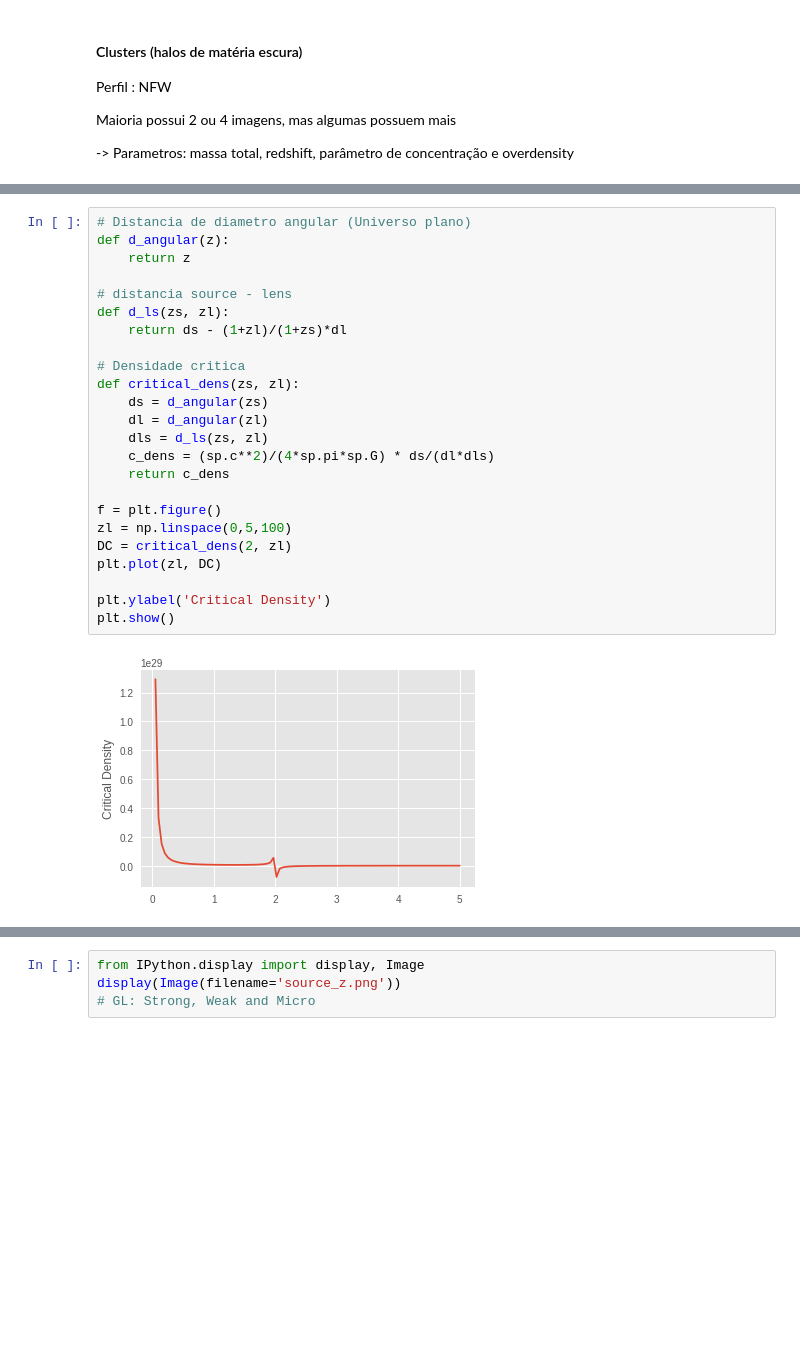
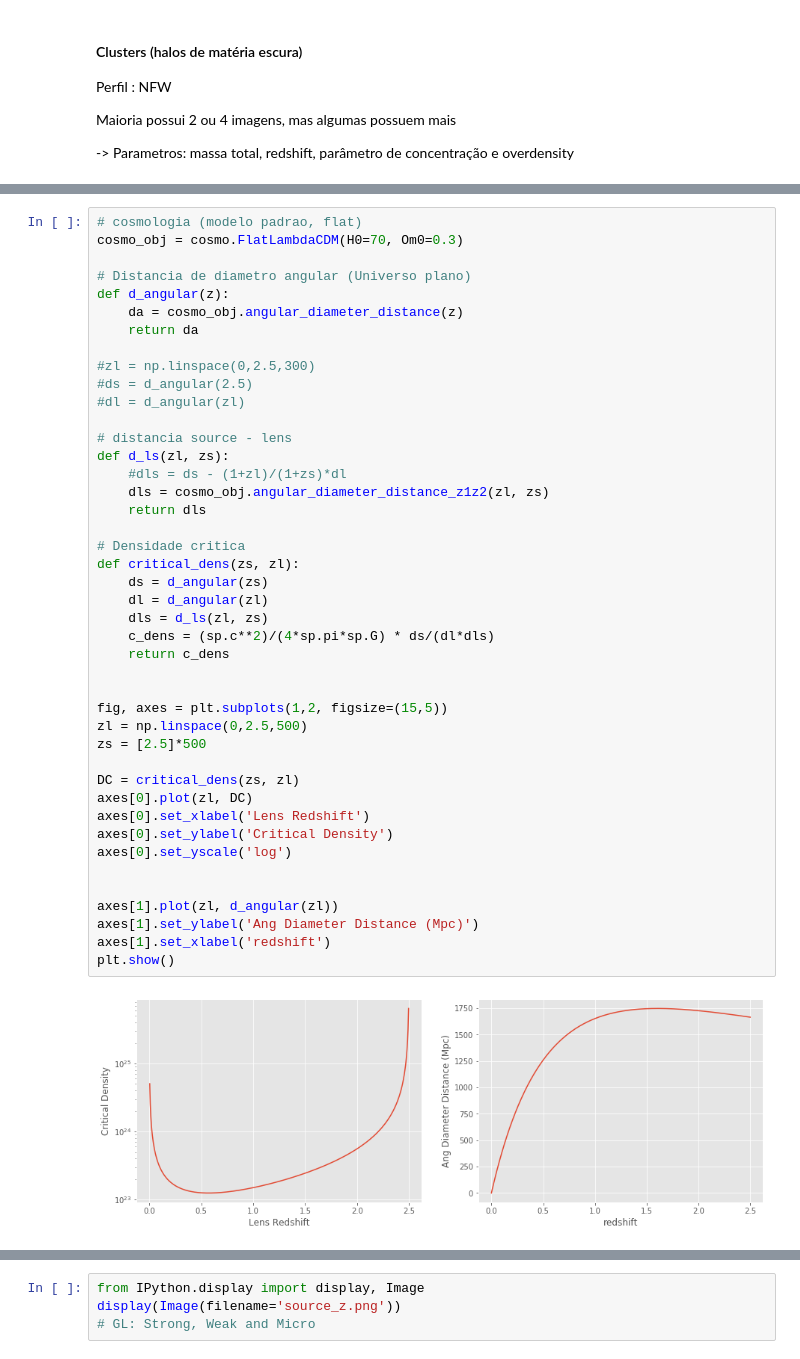
Before and after one commit to vivianemm/GLquasars, a Jupyter notebook: Untitled.ipynb, the cells around one changed output, grey strips where cells are left out. Drawn from its saved outputs; the diff is of its cells as text; blank space fills up the shorter version.

```diff
--- a/Untitled.ipynb
+++ b/Untitled.ipynb
@@ -118,26 +120,45 @@ Diminuindo dC -> Raio eumenta, componente matéria escura mais dominante
 # %%
+# cosmologia (modelo padrao, flat)
+cosmo_obj = cosmo.FlatLambdaCDM(H0=70, Om0=0.3)
+
 # Distancia de diametro angular (Universo plano)
 def d_angular(z):
-    return z
+    da = cosmo_obj.angular_diameter_distance(z)
+    return da
+
+#zl = np.linspace(0,2.5,300)
+#ds = d_angular(2.5)
+#dl = d_angular(zl)
 
 # distancia source - lens
-def d_ls(zs, zl):
-    return ds - (1+zl)/(1+zs)*dl
+def d_ls(zl, zs):
+    #dls = ds - (1+zl)/(1+zs)*dl
+    dls = cosmo_obj.angular_diameter_distance_z1z2(zl, zs)
+    return dls
 
 # Densidade critica
 def critical_dens(zs, zl):
     ds = d_angular(zs)
     dl = d_angular(zl)
-    dls = d_ls(zs, zl)
+    dls = d_ls(zl, zs)
     c_dens = (sp.c**2)/(4*sp.pi*sp.G) * ds/(dl*dls)
     return c_dens
 
-f = plt.figure()
-zl = np.linspace(0,5,100)
-DC = critical_dens(2, zl)
-plt.plot(zl, DC)
 
-plt.ylabel('Critical Density')
+fig, axes = plt.subplots(1,2, figsize=(15,5))
+zl = np.linspace(0,2.5,500)
+zs = [2.5]*500
+
+DC = critical_dens(zs, zl)
+axes[0].plot(zl, DC)
+axes[0].set_xlabel('Lens Redshift')
+axes[0].set_ylabel('Critical Density')
+axes[0].set_yscale('log')
+
+
+axes[1].plot(zl, d_angular(zl))
+axes[1].set_ylabel('Ang Diameter Distance (Mpc)')
+axes[1].set_xlabel('redshift')
 plt.show()
 # %% [output]
-[figure, old version]
+[figure, new version]
```
Also changed, not shown: parts of 7 cells of this notebook.
